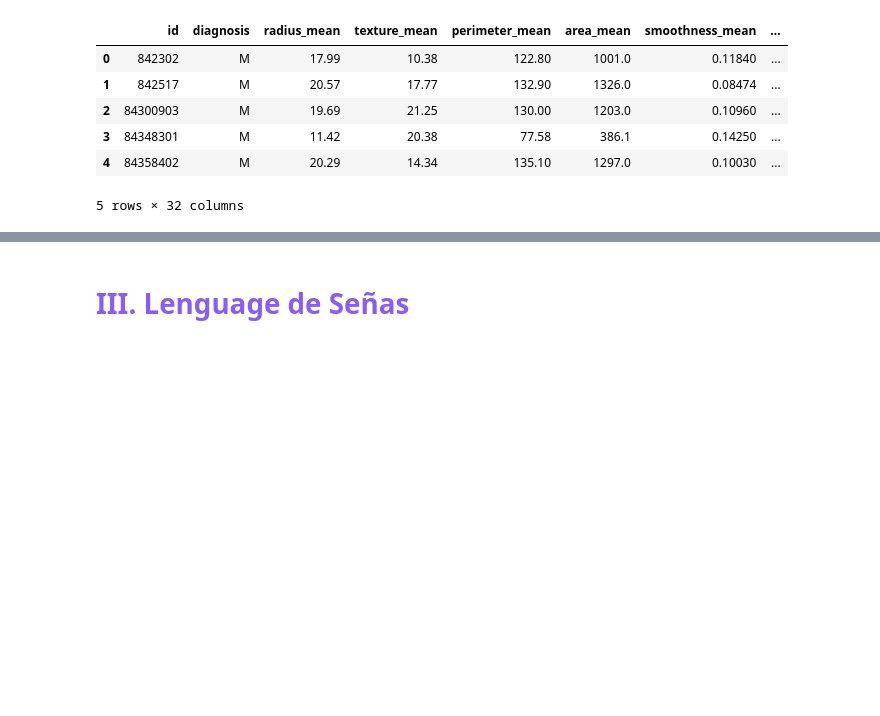
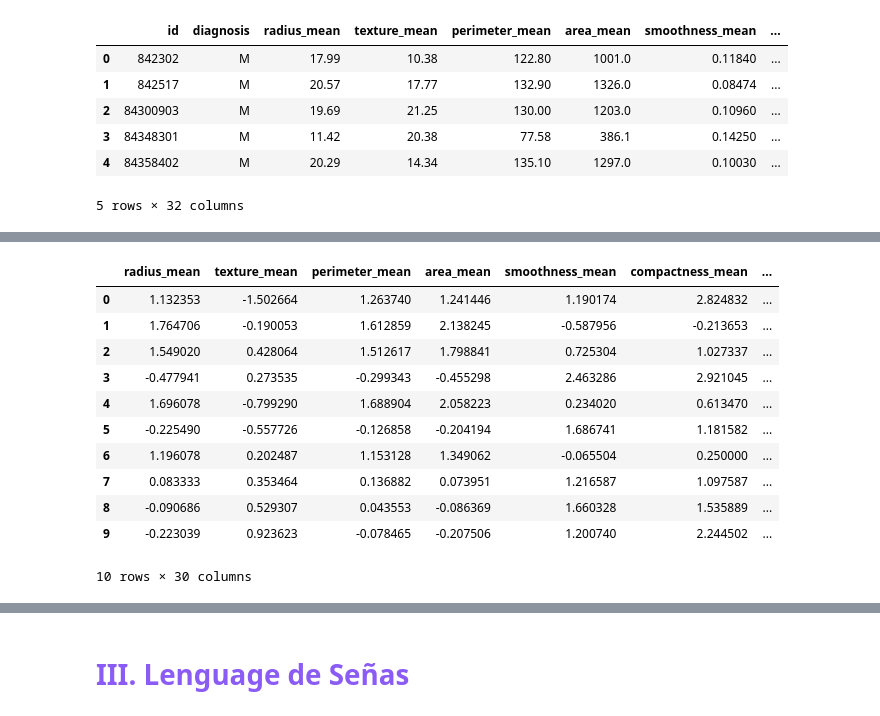
Before and after one commit to AuriRaven/Unsupervised_Learning, a Jupyter notebook: Practica_1.ipynb, the cells around one changed output, grey strips where cells are left out. Cells and saved outputs as stored; diff of their text form; code cells hidden in the pictures; blank space fills up the shorter version.

```diff
--- a/Practica_1.ipynb
+++ b/Practica_1.ipynb
@@ -483,0 +521,4 @@ df_2.head()
+# %%
+# Excluir las columnas 'id' y 'diagnosis'
+df_2_original = df_2.copy()
+df_2 = df_2.drop(columns=['id','diagnosis'])
@@ -483,0 +554,20 @@ df_2.head()
+# %%
+from sklearn.preprocessing import RobustScaler
+robust_scaler = RobustScaler()
+columns=df_2.columns
+df_2 = robust_scaler.fit_transform(df_2)
+df_2 = pd.DataFrame(data=df_2,columns=columns)
+df_2.head(10)
+# %% [output]
+|  | radius_mean | texture_mean | perimeter_mean | area_mean | smoothness_mean | compactness_mean | ... |
+| 0 | 1.132353 | -1.502664 | 1.263740 | 1.241446 | 1.190174 | 2.824832 | ... |
+| 1 | 1.764706 | -0.190053 | 1.612859 | 2.138245 | -0.587956 | -0.213653 | ... |
+| 2 | 1.549020 | 0.428064 | 1.512617 | 1.798841 | 0.725304 | 1.027337 | ... |
+| 3 | -0.477941 | 0.273535 | -0.299343 | -0.455298 | 2.463286 | 2.921045 | ... |
+| 4 | 1.696078 | -0.799290 | 1.688904 | 2.058223 | 0.234020 | 0.613470 | ... |
+| 5 | -0.225490 | -0.557726 | -0.126858 | -0.204194 | 1.686741 | 1.181582 | ... |
+| 6 | 1.196078 | 0.202487 | 1.153128 | 1.349062 | -0.065504 | 0.250000 | ... |
+| 7 | 0.083333 | 0.353464 | 0.136882 | 0.073951 | 1.216587 | 1.097587 | ... |
+| 8 | -0.090686 | 0.529307 | 0.043553 | -0.086369 | 1.660328 | 1.535889 | ... |
+| 9 | -0.223039 | 0.923623 | -0.078465 | -0.207506 | 1.200740 | 2.244502 | ... |
+10 rows × 30 columns
```
Also changed, not shown: parts of 24 cells of this notebook, 1 other file.
